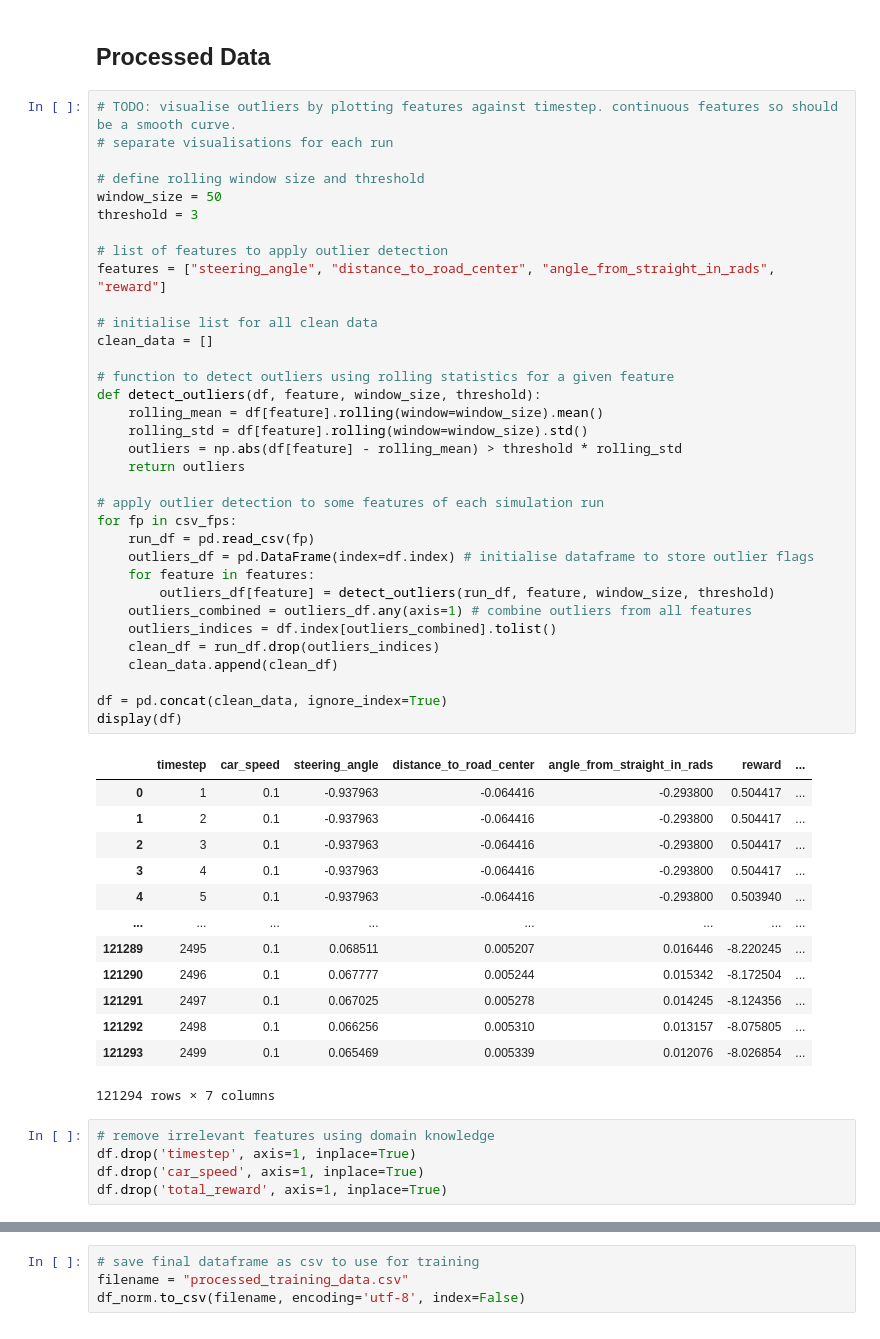
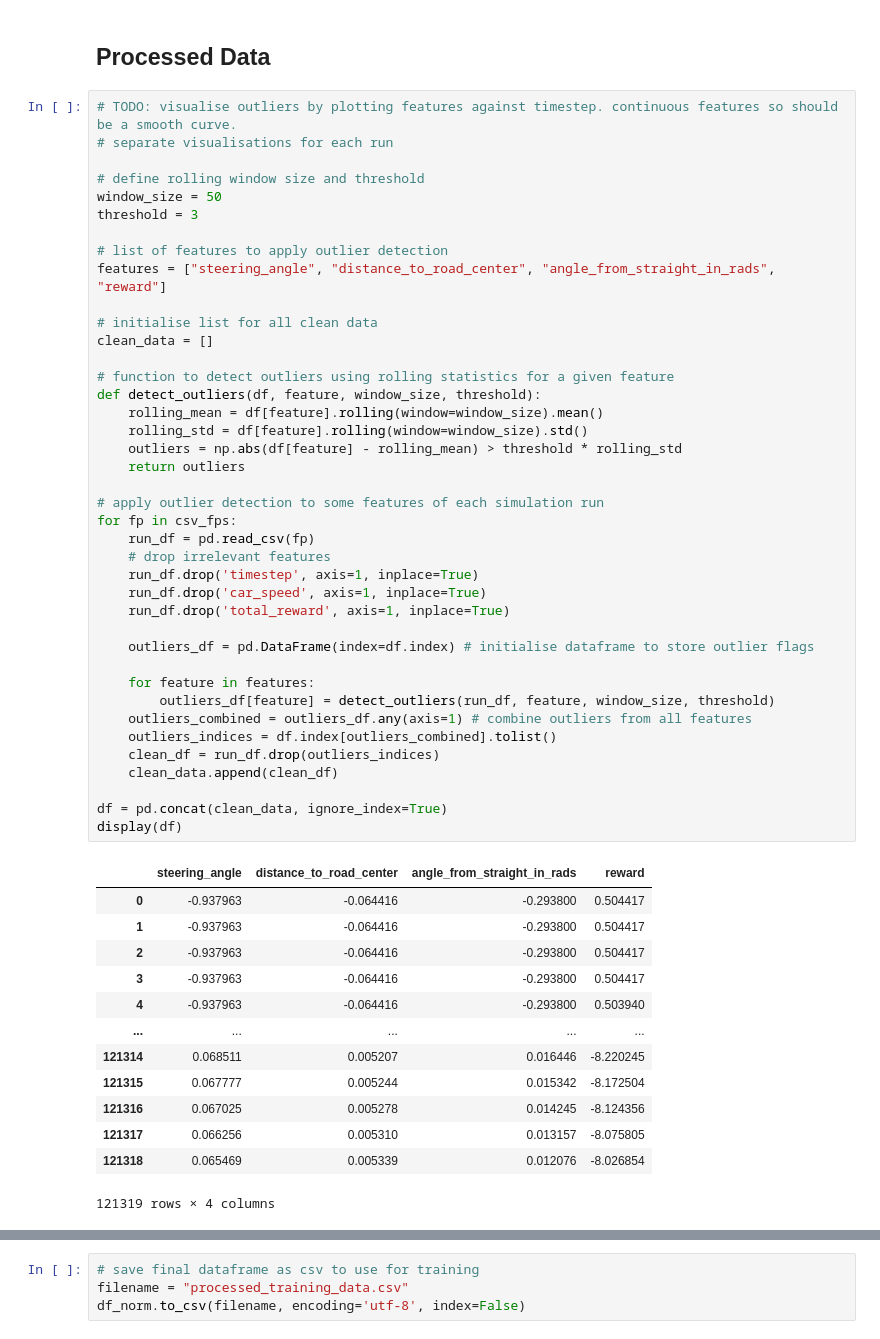
Before and after one commit to sophia20753/sysopt_adproject, a Jupyter notebook: project/data_preprocess.ipynb, the cells around one changed output, grey strips where cells are left out. Cells and saved outputs as stored; diff of their text form.

```diff
--- a/project/data_preprocess.ipynb
+++ b/project/data_preprocess.ipynb
@@ -116,51 +123,52 @@ Saved raw_data_pd.csv
 window_size = 50
 threshold = 3
 
 # list of features to apply outlier detection
 features = ["steering_angle", "distance_to_road_center", "angle_from_straight_in_rads", "reward"]
 
 # initialise list for all clean data
 clean_data = []
 
 # function to detect outliers using rolling statistics for a given feature
 def detect_outliers(df, feature, window_size, threshold):
     rolling_mean = df[feature].rolling(window=window_size).mean()
     rolling_std = df[feature].rolling(window=window_size).std()
     outliers = np.abs(df[feature] - rolling_mean) > threshold * rolling_std
     return outliers
 
 # apply outlier detection to some features of each simulation run
 for fp in csv_fps:
     run_df = pd.read_csv(fp)
+    # drop irrelevant features
+    run_df.drop('timestep', axis=1, inplace=True)
+    run_df.drop('car_speed', axis=1, inplace=True)
+    run_df.drop('total_reward', axis=1, inplace=True)
+
     outliers_df = pd.DataFrame(index=df.index) # initialise dataframe to store outlier flags
+
     for feature in features:
         outliers_df[feature] = detect_outliers(run_df, feature, window_size, threshold)
     outliers_combined = outliers_df.any(axis=1) # combine outliers from all features
     outliers_indices = df.index[outliers_combined].tolist()
     clean_df = run_df.drop(outliers_indices)
     clean_data.append(clean_df)
 
 df = pd.concat(clean_data, ignore_index=True)
 display(df)
 # %% [output]
-|  | timestep | car_speed | steering_angle | distance_to_road_center | angle_from_straight_in_rads | reward | ... |
-| 0 | 1 | 0.1 | -0.937963 | -0.064416 | -0.293800 | 0.504417 | ... |
-| 1 | 2 | 0.1 | -0.937963 | -0.064416 | -0.293800 | 0.504417 | ... |
-| 2 | 3 | 0.1 | -0.937963 | -0.064416 | -0.293800 | 0.504417 | ... |
-| 3 | 4 | 0.1 | -0.937963 | -0.064416 | -0.293800 | 0.504417 | ... |
-| 4 | 5 | 0.1 | -0.937963 | -0.064416 | -0.293800 | 0.503940 | ... |
-| ... | ... | ... | ... | ... | ... | ... | ... |
-| 121289 | 2495 | 0.1 | 0.068511 | 0.005207 | 0.016446 | -8.220245 | ... |
-| 121290 | 2496 | 0.1 | 0.067777 | 0.005244 | 0.015342 | -8.172504 | ... |
-| 121291 | 2497 | 0.1 | 0.067025 | 0.005278 | 0.014245 | -8.124356 | ... |
-| 121292 | 2498 | 0.1 | 0.066256 | 0.005310 | 0.013157 | -8.075805 | ... |
-| 121293 | 2499 | 0.1 | 0.065469 | 0.005339 | 0.012076 | -8.026854 | ... |
+|  | steering_angle | distance_to_road_center | angle_from_straight_in_rads | reward |
+| 0 | -0.937963 | -0.064416 | -0.293800 | 0.504417 |
+| 1 | -0.937963 | -0.064416 | -0.293800 | 0.504417 |
+| 2 | -0.937963 | -0.064416 | -0.293800 | 0.504417 |
+| 3 | -0.937963 | -0.064416 | -0.293800 | 0.504417 |
+| 4 | -0.937963 | -0.064416 | -0.293800 | 0.503940 |
+| ... | ... | ... | ... | ... |
+| 121314 | 0.068511 | 0.005207 | 0.016446 | -8.220245 |
+| 121315 | 0.067777 | 0.005244 | 0.015342 | -8.172504 |
+| 121316 | 0.067025 | 0.005278 | 0.014245 | -8.124356 |
+| 121317 | 0.066256 | 0.005310 | 0.013157 | -8.075805 |
+| 121318 | 0.065469 | 0.005339 | 0.012076 | -8.026854 |
-121294 rows × 7 columns
+121319 rows × 4 columns
-# %%
-# remove irrelevant features using domain knowledge
-df.drop('timestep', axis=1, inplace=True)
-df.drop('car_speed', axis=1, inplace=True)
-df.drop('total_reward', axis=1, inplace=True)
 # %%
 # TODO: remove duplicate data, i.e. no change in position or sensors or actuator data between timesteps
 
```
Also changed, not shown: parts of 7 cells of this notebook, 12 other files.
